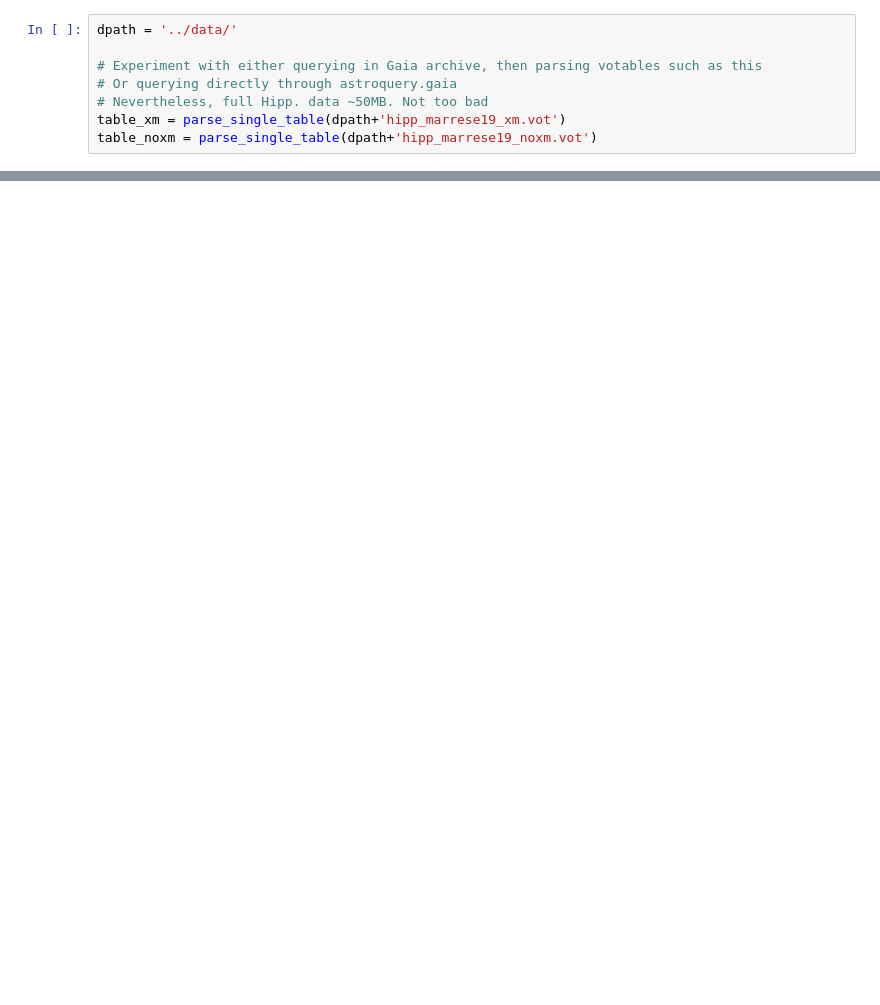
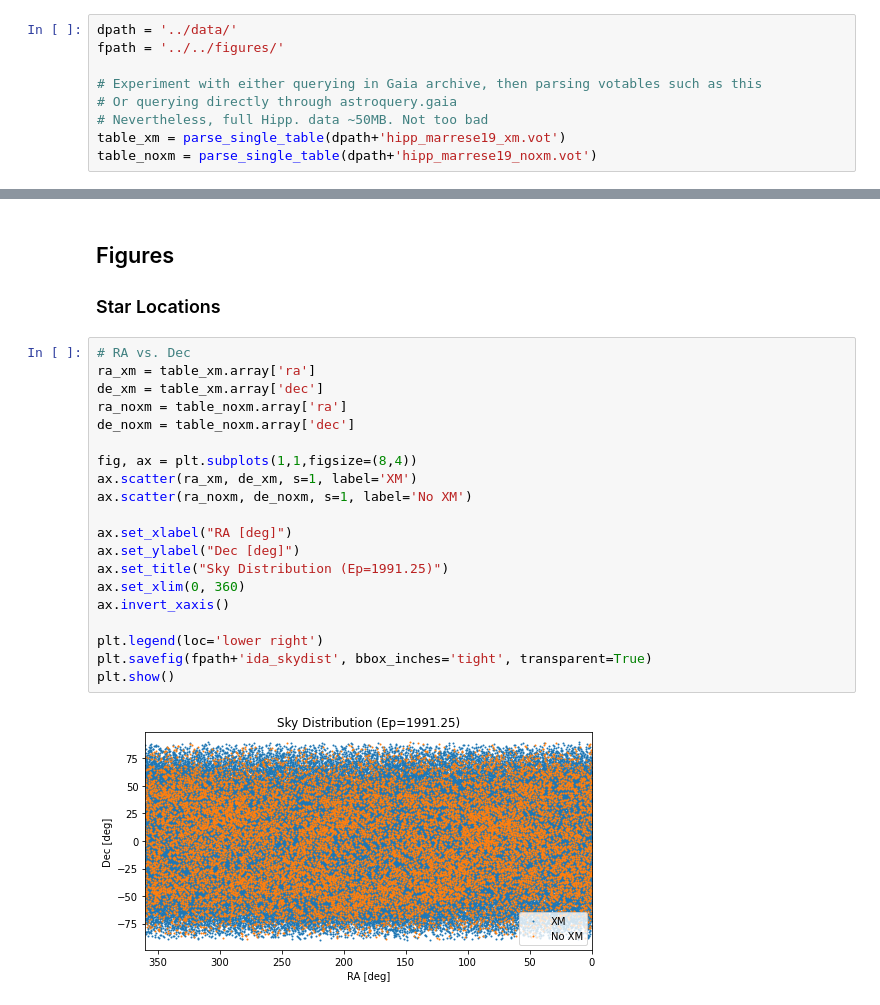
Before and after one commit to RenVit318/masterproject, a Jupyter notebook: src/IDA_XM_Hipp_Marrese19.ipynb, the cells around one changed output, grey strips where cells are left out. Cells and saved outputs as stored; diff of their text form; blank space fills up the shorter version.

```diff
--- a/src/IDA_XM_Hipp_Marrese19.ipynb
+++ b/src/IDA_XM_Hipp_Marrese19.ipynb
@@ -3,6 +4,7 @@ import numpy as np
 from astropy.io.votable import parse_single_table
 # %%
 dpath = '../data/'
+fpath = '../../figures/'
 
 # Experiment with either querying in Gaia archive, then parsing votables such as this
 # Or querying directly through astroquery.gaia
@@ -19,0 +20,25 @@ table_noxm = parse_single_table(dpath+'hipp_marrese19_noxm.vot')
+# %% [markdown]
+## Figures
+### Star Locations
+# %%
+# RA vs. Dec
+ra_xm = table_xm.array['ra']
+de_xm = table_xm.array['dec']
+ra_noxm = table_noxm.array['ra']
+de_noxm = table_noxm.array['dec']
+
+fig, ax = plt.subplots(1,1,figsize=(8,4))
+ax.scatter(ra_xm, de_xm, s=1, label='XM')
+ax.scatter(ra_noxm, de_noxm, s=1, label='No XM')
+
+ax.set_xlabel("RA [deg]")
+ax.set_ylabel("Dec [deg]")
+ax.set_title("Sky Distribution (Ep=1991.25)")
+ax.set_xlim(0, 360)
+ax.invert_xaxis()
+
+plt.legend(loc='lower right')
+plt.savefig(fpath+'ida_skydist', bbox_inches='tight', transparent=True)
+plt.show()
+# %% [output]
+[figure, added]
```
Also changed, not shown: parts of 12 cells of this notebook, 4 other files.
